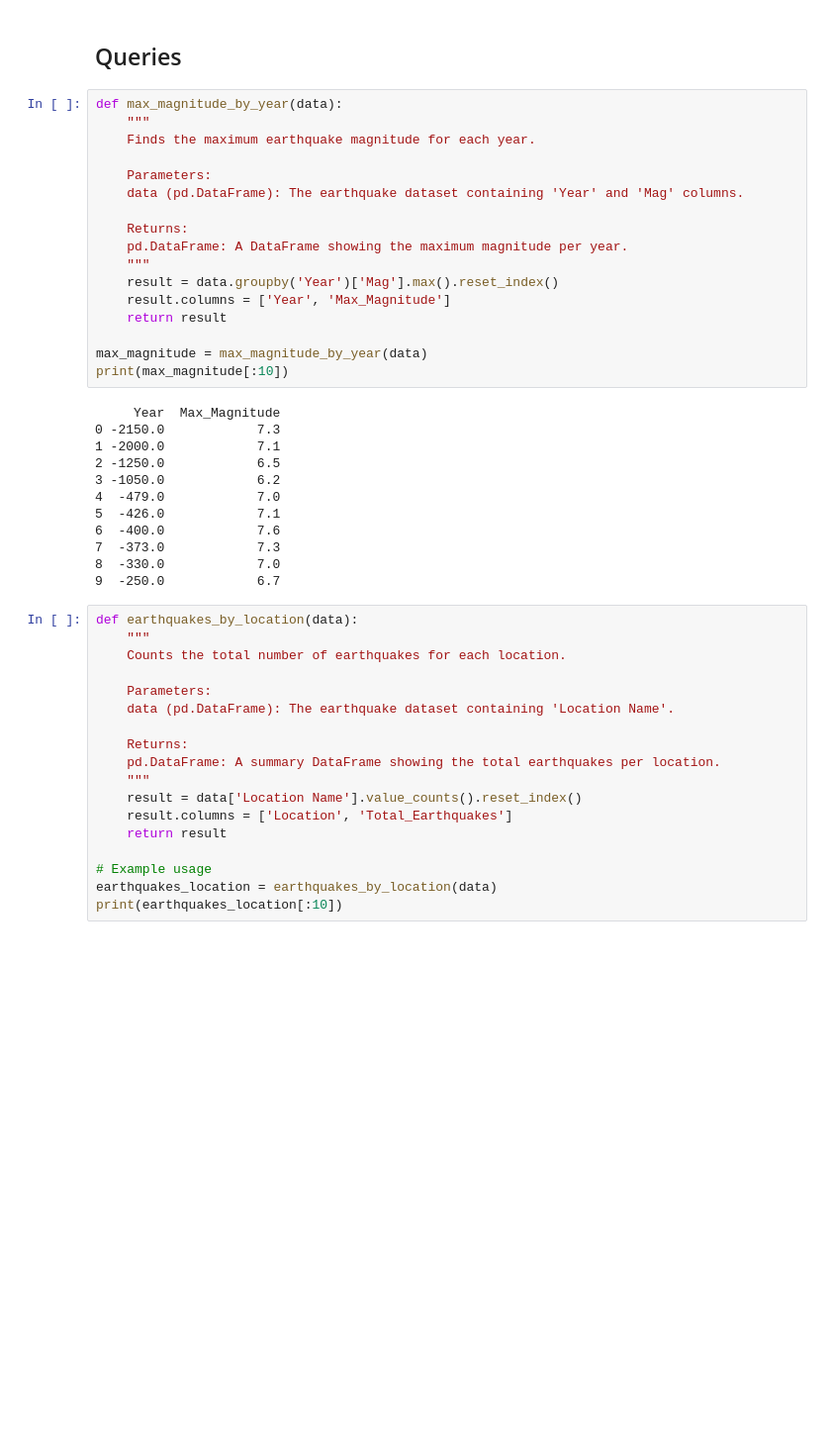
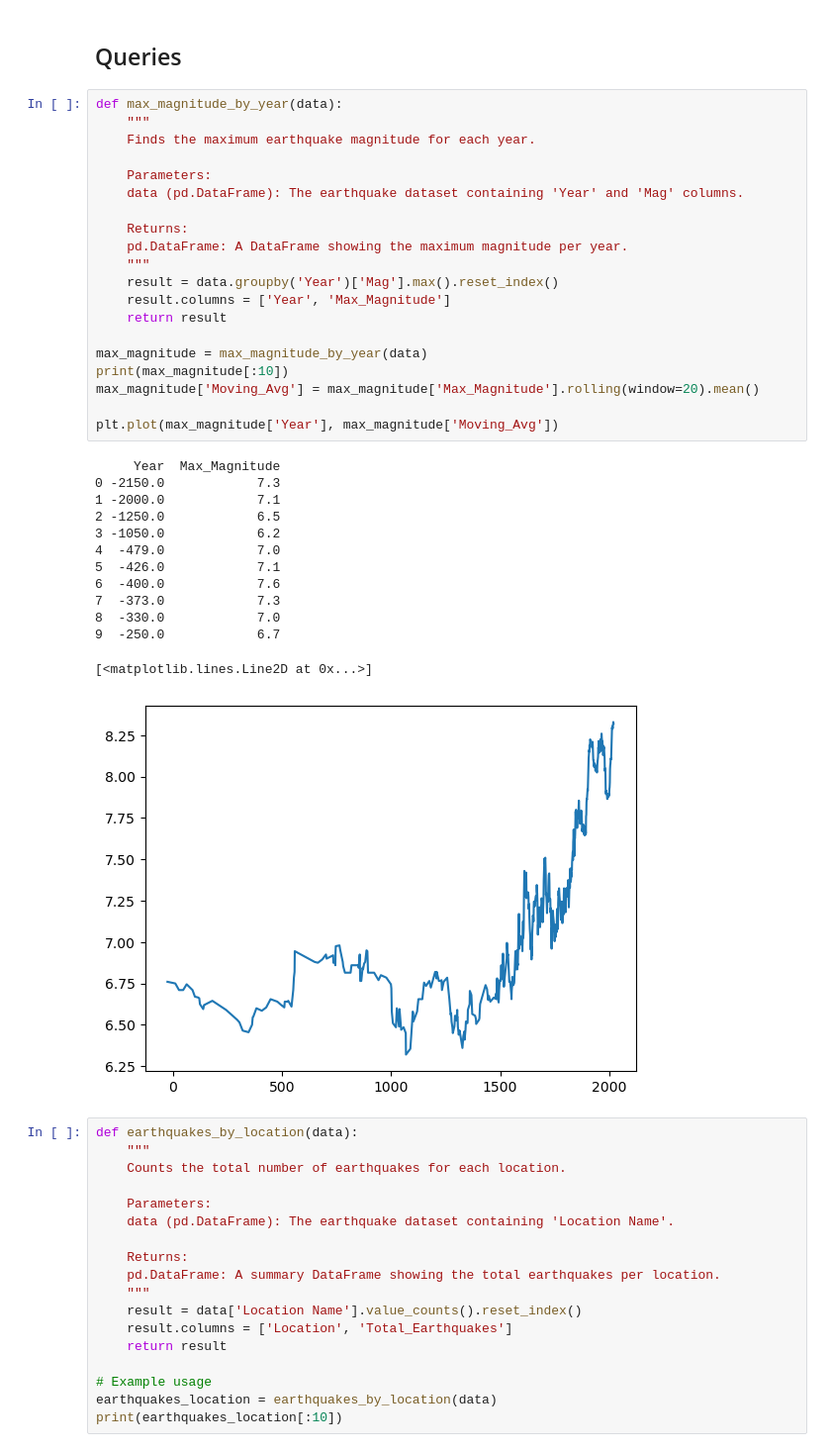
Before and after one commit to Hu9o73/P4DS_Earthquakes, a Jupyter notebook: partiel.ipynb, the cells around one changed output. Shown at 99% size. Cells and saved outputs as stored; diff of their text form; blank space fills up the shorter version.

```diff
--- a/partiel.ipynb
+++ b/partiel.ipynb
@@ -119,32 +119,37 @@ So from the EDA function we can see that:
 # %%
 def max_magnitude_by_year(data):
     """
     Finds the maximum earthquake magnitude for each year.
 
     Parameters:
     data (pd.DataFrame): The earthquake dataset containing 'Year' and 'Mag' columns.
 
     Returns:
     pd.DataFrame: A DataFrame showing the maximum magnitude per year.
     """
     result = data.groupby('Year')['Mag'].max().reset_index()
     result.columns = ['Year', 'Max_Magnitude']
     return result
 
 max_magnitude = max_magnitude_by_year(data)
 print(max_magnitude[:10])
+max_magnitude['Moving_Avg'] = max_magnitude['Max_Magnitude'].rolling(window=20).mean()
+
+plt.plot(max_magnitude['Year'], max_magnitude['Moving_Avg'])
 # %% [output]
      Year  Max_Magnitude
 0 -2150.0            7.3
 1 -2000.0            7.1
 2 -1250.0            6.5
 3 -1050.0            6.2
 4  -479.0            7.0
 5  -426.0            7.1
 6  -400.0            7.6
 7  -373.0            7.3
 8  -330.0            7.0
 9  -250.0            6.7
+[<matplotlib.lines.Line2D at 0x...>]
+[figure, added]
 # %%
 def earthquakes_by_location(data):
     """
```
Also changed, not shown: parts of 3 cells of this notebook.
